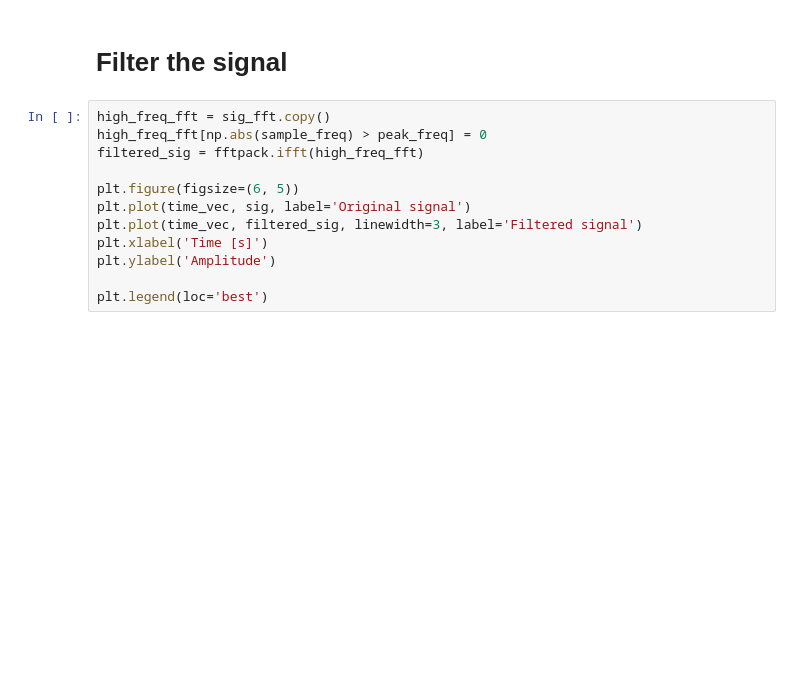
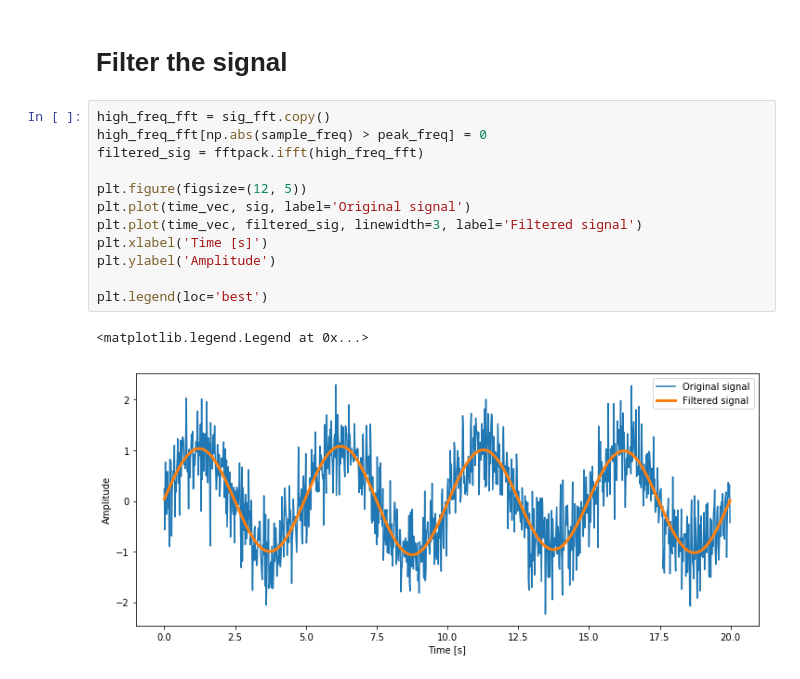
Before and after one commit to matteofrigo/verona18, a Jupyter notebook: fourier/00_ft_basics.ipynb, the cells around one changed output. Drawn from its saved outputs; the diff is of its cells as text; blank space fills up the shorter version.

```diff
--- a/fourier/00_ft_basics.ipynb
+++ b/fourier/00_ft_basics.ipynb
@@ -56,12 +62,15 @@ Filter the signal
 # %%
 high_freq_fft = sig_fft.copy()
 high_freq_fft[np.abs(sample_freq) > peak_freq] = 0
 filtered_sig = fftpack.ifft(high_freq_fft)
 
-plt.figure(figsize=(6, 5))
+plt.figure(figsize=(12, 5))
 plt.plot(time_vec, sig, label='Original signal')
 plt.plot(time_vec, filtered_sig, linewidth=3, label='Filtered signal')
 plt.xlabel('Time [s]')
 plt.ylabel('Amplitude')
 
 plt.legend(loc='best')
+# %% [output]
+<matplotlib.legend.Legend at 0x...>
+[figure, added]
```
Also changed, not shown: parts of 5 cells of this notebook.
